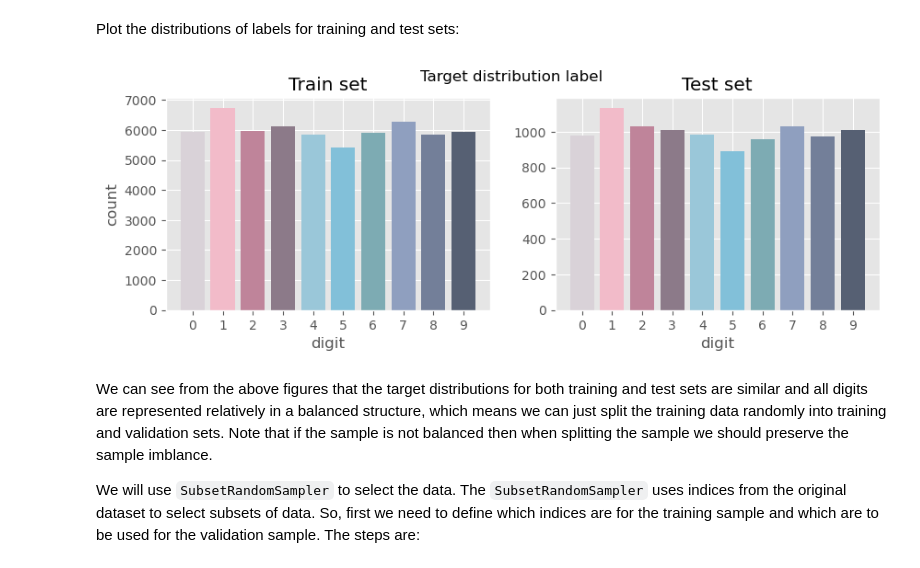
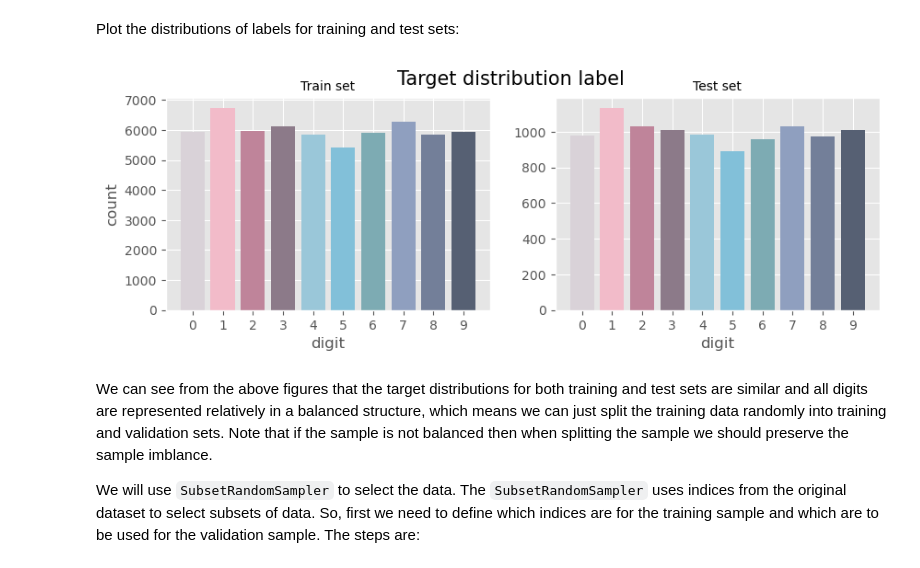
Before and after one commit to itacdonev/fastai-course, a Jupyter notebook: lecture_4/learning-pytorch-with-mnist.ipynb, the cells around one changed output. Drawn from its saved outputs; the diff is of its cells as text; code cells hidden in the pictures.

```diff
--- a/lecture_4/learning-pytorch-with-mnist.ipynb
+++ b/lecture_4/learning-pytorch-with-mnist.ipynb
@@ -193,26 +198,26 @@ Plot the distributions of labels for training and test sets:
 # %%
 df = pd.DataFrame(pd.Series(data_train.targets).value_counts().reset_index())
 df.columns = ['digit', 'count']
 df.sort_values('digit', inplace=True)
 dft = pd.DataFrame(pd.Series(data_test.targets).value_counts().reset_index())
 dft.columns = ['digit', 'count']
 dft.sort_values('digit', inplace=True)
 fig,_=plt.subplots(1,2, figsize=(10,3))
-plt.suptitle('Target distribution label')
+plt.suptitle('Target distribution label', size=15)
 plt.subplot(1,2,1)
 plt.bar('digit', 'count',data=df, color=cmap(df.digit))
-plt.title('Train set')
+plt.title('Train set', size=10)
 plt.xlabel('digit')
 plt.xticks(range(len(df.digit)), df.digit)
 plt.ylabel('count')
 plt.subplot(1,2,2)
 plt.bar('digit', 'count',data=dft, color=cmap(dft.digit))
-plt.title('Test set')
+plt.title('Test set', size=10)
 plt.xlabel('digit')
 plt.xticks(range(len(dft.digit)), dft.digit)
 plt.show()
 # %% [output]
-[figure, old version]
+[figure, new version]
 # %% [markdown]
 We can see from the above figures that the target distributions for both training and test sets are similar and all digits are represented relatively in a balanced structure, which means we can just split the training data randomly into training and validation sets. Note that if the sample is not balanced then when splitting the sample we should preserve the sample imblance.
 
```
Also changed, not shown: parts of 44 cells of this notebook.
